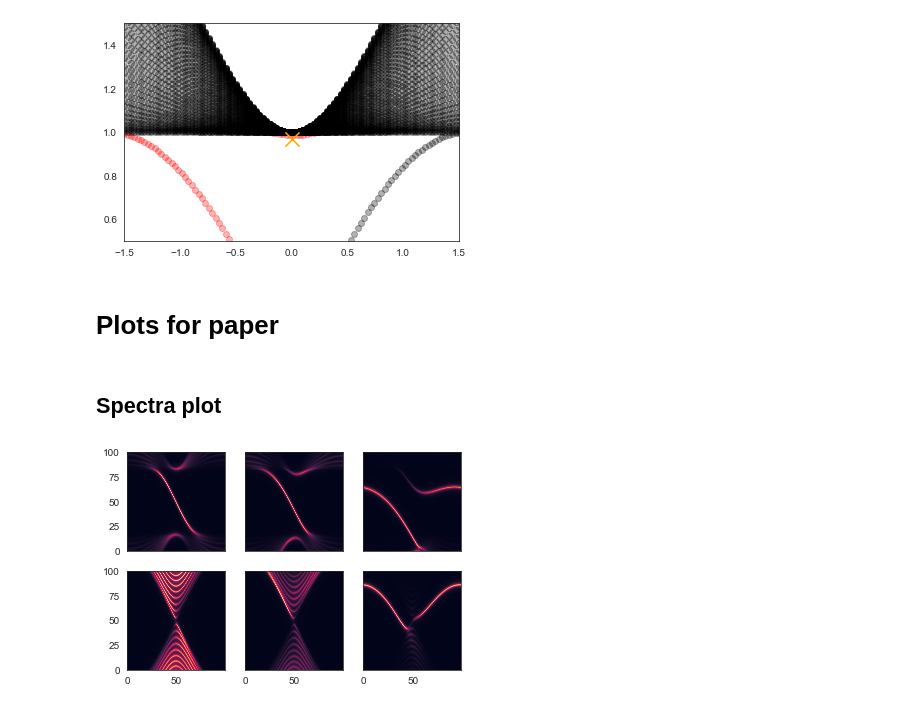
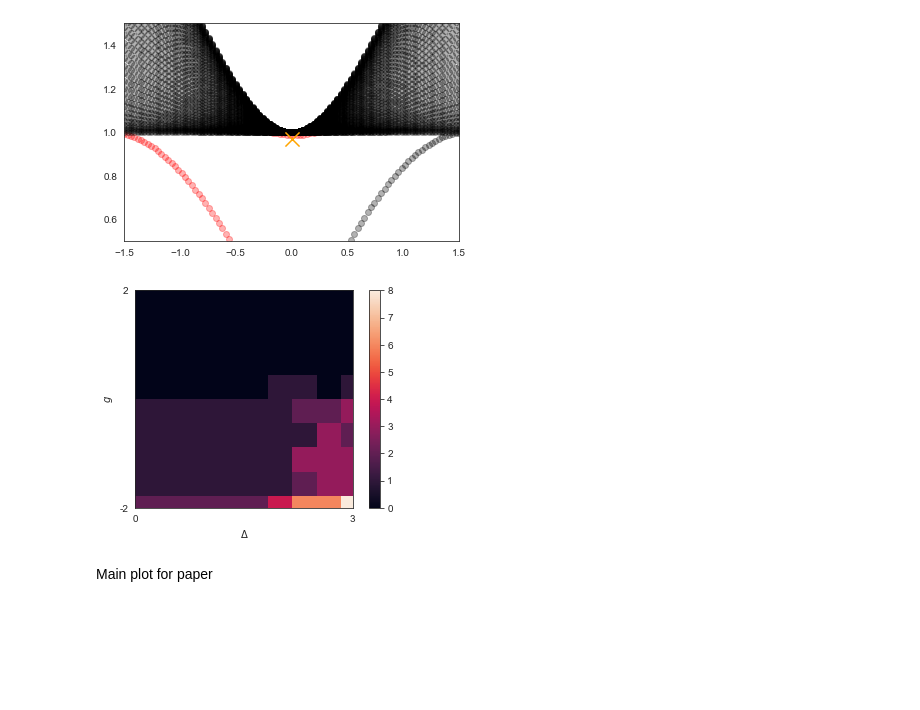
Before and after one commit to leogoutte/weylsemimetal_tools, a Jupyter notebook: WeylSemiMetals.ipynb, the cells around one changed output. Cells and saved outputs as stored; diff of their text form; code cells hidden in the pictures; blank space fills up the shorter version.

```diff
--- a/WeylSemiMetals.ipynb
+++ b/WeylSemiMetals.ipynb
@@ -2196,10 +2182,41 @@ plt.xlim(-1.5,1.5)
 plt.show()
 # %% [output]
 [figure]
+# %%
+size = 10
+Hdim = 2 * size
+resks = 10
+resparams = 20
+Cn = np.zeros((resparams,resparams,Hdim))
+for i in range(resparams):
+    g = np.linspace(-2,2,resparams)[i]
+    for j in range(resparams):
+        r = np.linspace(0,3,resparams)[j]
+        for k in range(Hdim):
+            c = wb.ChernNumberFinite(size=size,res=resks,index=k,t=1,g=g,tm=0,mu=-4.,r=r)
+            Cn[i,j,k] = c
+# %%
+index = 4
+
+%matplotlib inline
+
+plt.figure()
+plt.imshow(Cn[:,:,index])
+plt.colorbar()
+
+plt.ylim(0,res-1)
+plt.yticks([0,res-1],labels=["-2","2"])
+plt.ylabel("$g$")
+
+plt.xlim(0,res-1)
+plt.xticks([0,res-1],labels=["0","3"])
+plt.xlabel("$\Delta$")
+
+plt.show()
+# %% [output]
+[figure, added]
 # %% [markdown]
-# Plots for paper
+Main plot for paper
-# %% [markdown]
-## Spectra plot
 # %%
 size=30
 res=100
@@ -2229,42 +2245,0 @@ for i in range(res):
-# %%
-%matplotlib inline
-
-fig, ax = plt.subplots(nrows=2, ncols=3, sharex=True, sharey=True)
-
-### first row: gamma
-
-# first column: no tunnelling
-
-ax[0,0].imshow(As_0_gamma)
-
-# second column: r = 1
-
-ax[0,1].imshow(As_1_gamma)
-
-# third column: r = 2.3
-
-ax[0,2].imshow(As_23_gamma)
-
-### second row: weyl
-
-# first column: no tunnelling
-
-ax[1,0].imshow(As_0_weyl)
-
-# second column: r = 1
-
-ax[1,1].imshow(As_1_weyl)
-
-# third column: r = 2.3
-
-ax[1,2].imshow(As_23_weyl)
-
-# universal settings
-for aa in ax:
-    for a in aa:
-        a.set_xlim(0,res-1)
-        a.set_ylim(0,res)
-
-plt.show()
-# %% [output]
-[figure, removed]
```
Also changed, not shown: parts of 26 cells of this notebook, 5 other files.
